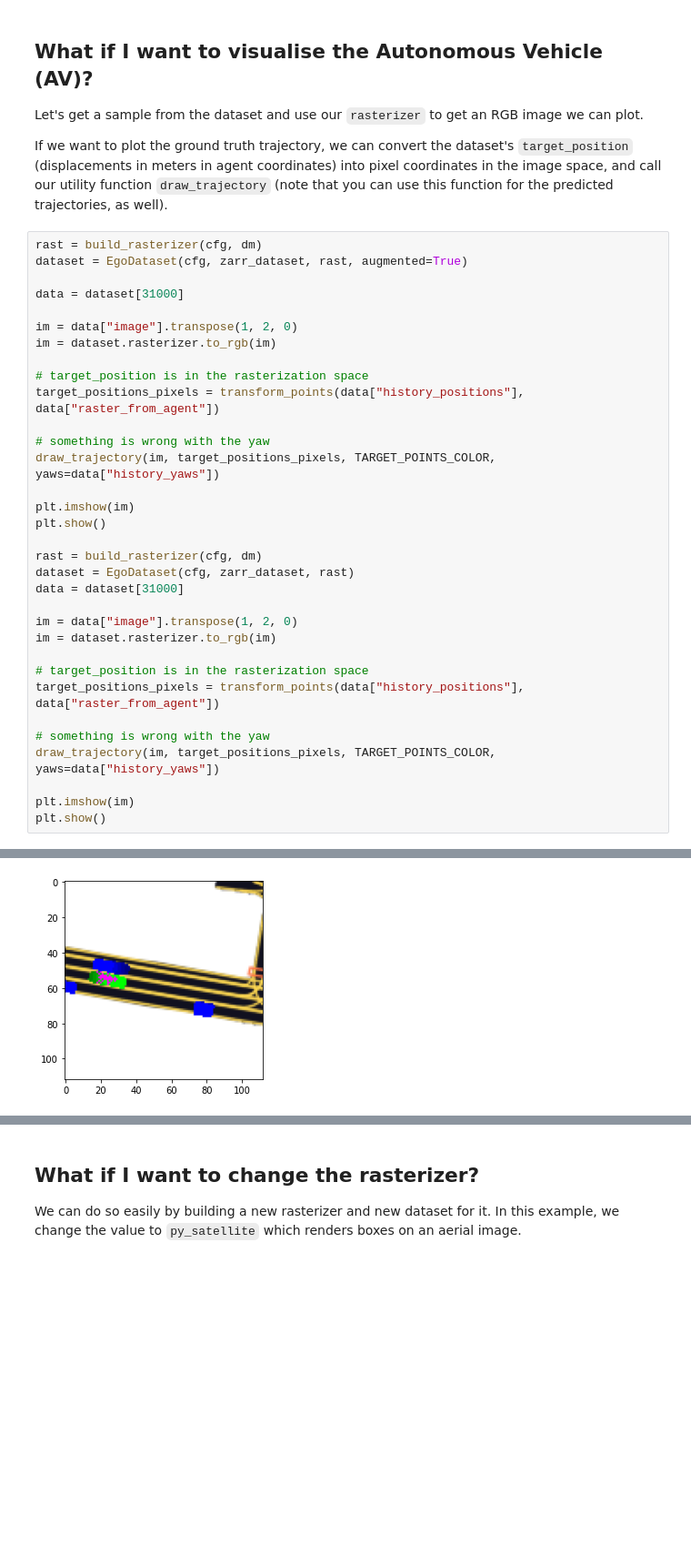
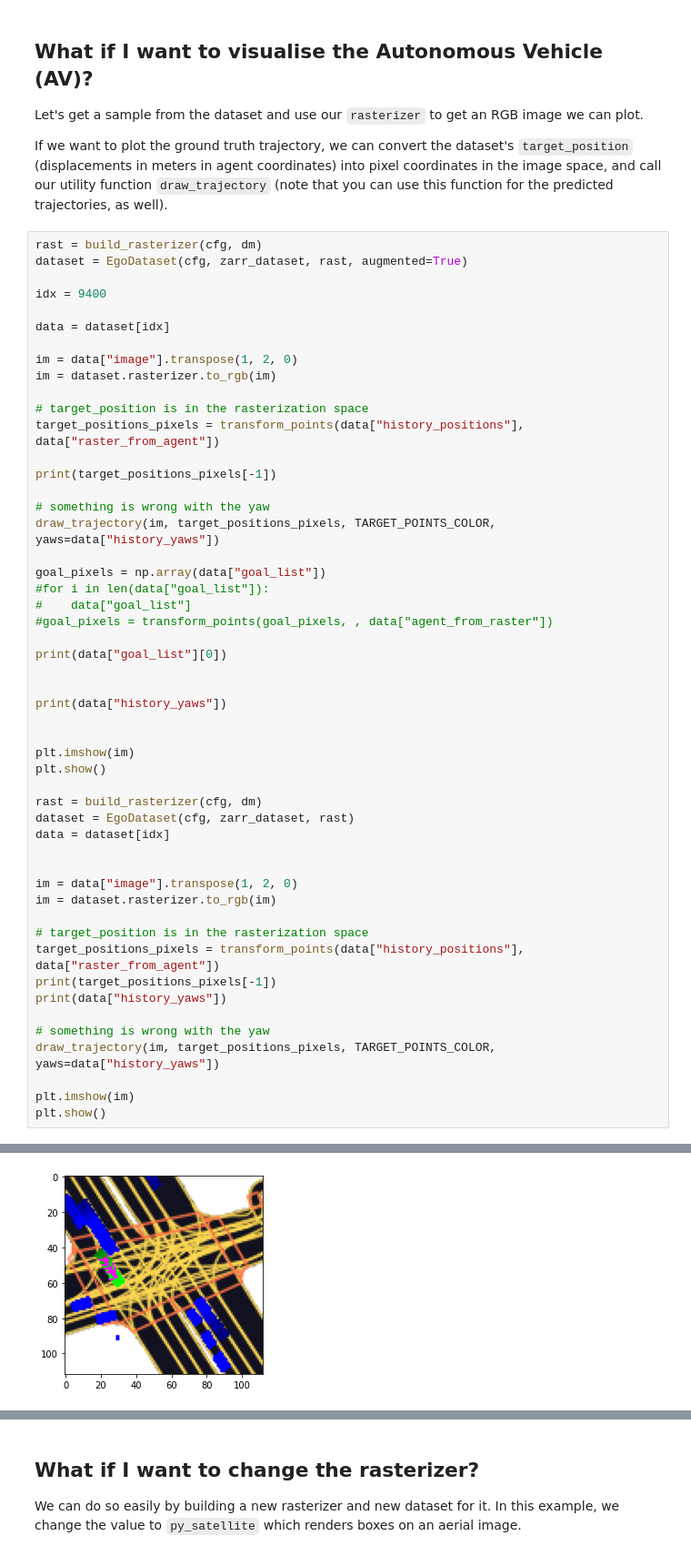
Before and after one commit to LiuHaolan/l5kit, a Jupyter notebook: examples/visualisation/visualise_data.ipynb, the cells around one changed output, grey strips where cells are left out. Shown at 91% size. Saved outputs shown, nothing was run; the diff lists cells and outputs as text; blank space fills up the shorter version.

```diff
--- a/examples/visualisation/visualise_data.ipynb
+++ b/examples/visualisation/visualise_data.ipynb
@@ -175,7 +175,9 @@ If we want to plot the ground truth trajectory, we can convert the dataset's `ta
 rast = build_rasterizer(cfg, dm)
 dataset = EgoDataset(cfg, zarr_dataset, rast, augmented=True)
 
-data = dataset[31000]
+idx = 9400
+
+data = dataset[idx]
 
 im = data["image"].transpose(1, 2, 0)
 im = dataset.rasterizer.to_rgb(im)
@@ -183,21 +185,37 @@ im = dataset.rasterizer.to_rgb(im)
 # target_position is in the rasterization space
 target_positions_pixels = transform_points(data["history_positions"], data["raster_from_agent"])
 
+print(target_positions_pixels[-1])
+
 # something is wrong with the yaw
 draw_trajectory(im, target_positions_pixels, TARGET_POINTS_COLOR, yaws=data["history_yaws"])
+
+goal_pixels = np.array(data["goal_list"])
+#for i in len(data["goal_list"]):
+#    data["goal_list"]
+#goal_pixels = transform_points(goal_pixels, , data["agent_from_raster"])
+
+print(data["goal_list"][0])
+
+
+print(data["history_yaws"])
+
 
 plt.imshow(im)
 plt.show()
 
 rast = build_rasterizer(cfg, dm)
 dataset = EgoDataset(cfg, zarr_dataset, rast)
-data = dataset[31000]
+data = dataset[idx]
+
 
 im = data["image"].transpose(1, 2, 0)
 im = dataset.rasterizer.to_rgb(im)
 
 # target_position is in the rasterization space
 target_positions_pixels = transform_points(data["history_positions"], data["raster_from_agent"])
+print(target_positions_pixels[-1])
+print(data["history_yaws"])
 
 # something is wrong with the yaw
 draw_trajectory(im, target_positions_pixels, TARGET_POINTS_COLOR, yaws=data["history_yaws"])
@@ -208 +233 @@ plt.show()
-[figure, old version]
+[figure, new version]
```
Also changed, not shown: parts of 8 cells of this notebook, 39 other files.
